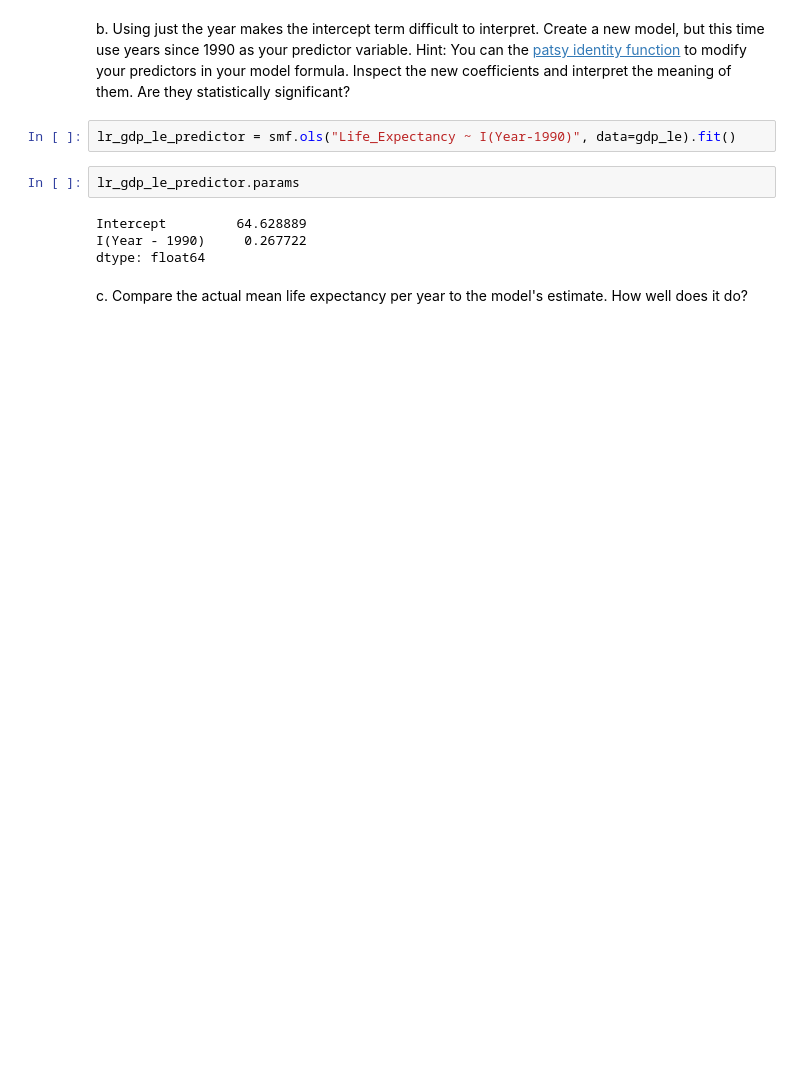
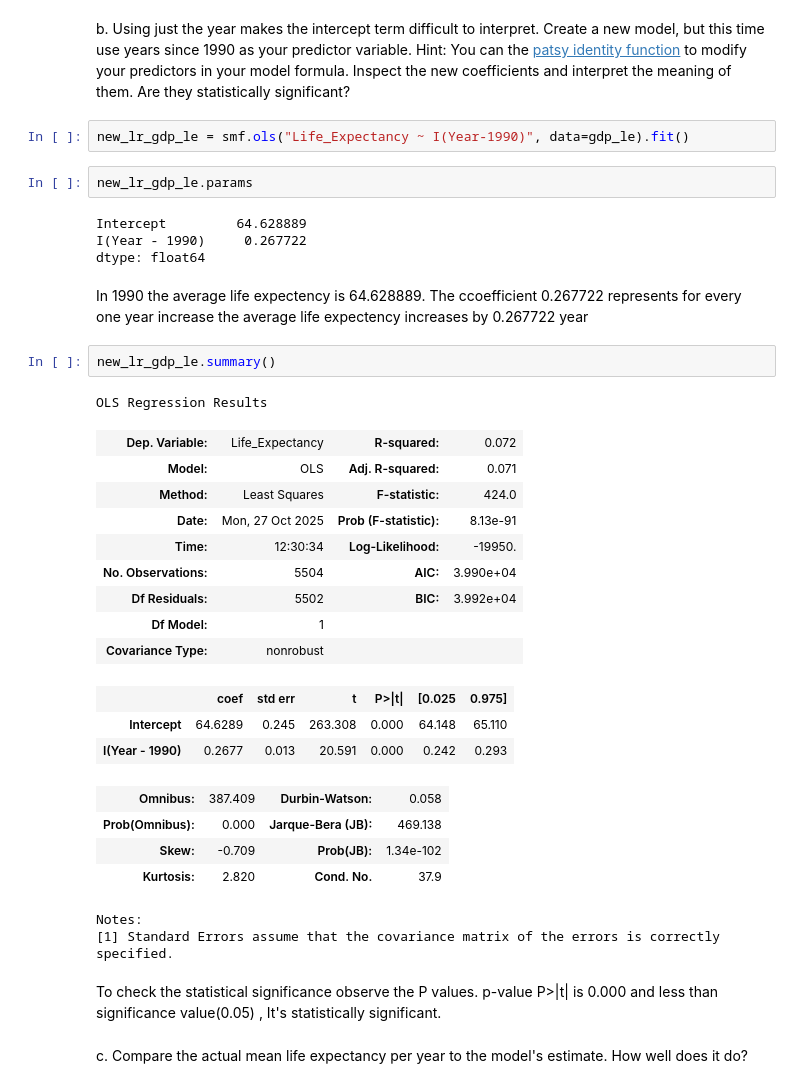
Before and after one commit to nss-data-science-cohort-9/un-linear-regression-ADoddala, a Jupyter notebook: notebooks/linear_regression_practice.ipynb, the cells around one changed output. Saved outputs shown, nothing was run; the diff lists cells and outputs as text; blank space fills up the shorter version.

```diff
--- a/notebooks/linear_regression_practice.ipynb
+++ b/notebooks/linear_regression_practice.ipynb
@@ -39,12 +39,40 @@ For every year the life expectency increases by 0.267722
 # %% [markdown]
 b. Using just the year makes the intercept term difficult to interpret. Create a new model, but this time use years since 1990 as your predictor variable. Hint: You can the [patsy identity function](https://patsy.readthedocs.io/en/latest/builtins-reference.html#patsy.builtins.I) to modify your predictors in your model formula. Inspect the new coefficients and interpret the meaning of them. Are they statistically significant?
 # %%
-lr_gdp_le_predictor = smf.ols("Life_Expectancy ~ I(Year-1990)", data=gdp_le).fit()
+new_lr_gdp_le = smf.ols("Life_Expectancy ~ I(Year-1990)", data=gdp_le).fit()
-# %%
-lr_gdp_le_predictor.params
-# %% [output]
-Intercept         64.628889
-I(Year - 1990)     0.267722
-dtype: float64
+# %%
+new_lr_gdp_le.params
+# %% [output]
+Intercept         64.628889
+I(Year - 1990)     0.267722
+dtype: float64
+# %% [markdown]
+In 1990 the average life expectency is 64.628889.
+The ccoefficient 0.267722 represents for every one year increase the average life expectency increases by 0.267722 year
+# %%
+new_lr_gdp_le.summary()
+# %% [output]
+OLS Regression Results
+| Dep. Variable: | Life_Expectancy | R-squared: | 0.072 |
+| Model: | OLS | Adj. R-squared: | 0.071 |
+| Method: | Least Squares | F-statistic: | 424.0 |
+| Date: | Mon, 27 Oct 2025 | Prob (F-statistic): | 8.13e-91 |
+| Time: | 12:30:34 | Log-Likelihood: | -19950. |
+| No. Observations: | 5504 | AIC: | 3.990e+04 |
+| Df Residuals: | 5502 | BIC: | 3.992e+04 |
+| Df Model: | 1 |  |  |
+| Covariance Type: | nonrobust |  |  |
+|  | coef | std err | t | P>|t| | [0.025 | 0.975] |
+| Intercept | 64.6289 | 0.245 | 263.308 | 0.000 | 64.148 | 65.110 |
+| I(Year - 1990) | 0.2677 | 0.013 | 20.591 | 0.000 | 0.242 | 0.293 |
+| Omnibus: | 387.409 | Durbin-Watson: | 0.058 |
+| Prob(Omnibus): | 0.000 | Jarque-Bera (JB): | 469.138 |
+| Skew: | -0.709 | Prob(JB): | 1.34e-102 |
+| Kurtosis: | 2.820 | Cond. No. | 37.9 |
+Notes:
+[1] Standard Errors assume that the covariance matrix of the errors is correctly specified.
+# %% [markdown]
+To check the statistical significance observe the P values.
+p-value P>|t| is 0.000 and less than significance value(0.05) , It's statistically significant.
 # %% [markdown]
 c. Compare the actual mean life expectancy per year to the model's estimate. How well does it do?
```
Also changed, not shown: parts of 11 cells of this notebook.
